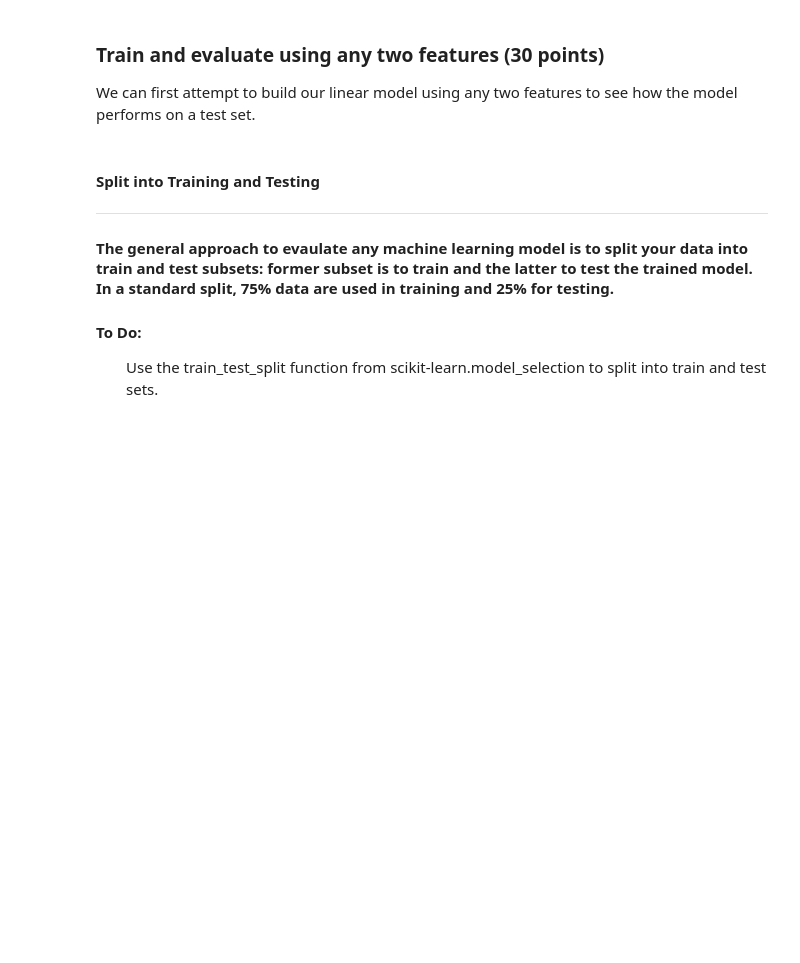
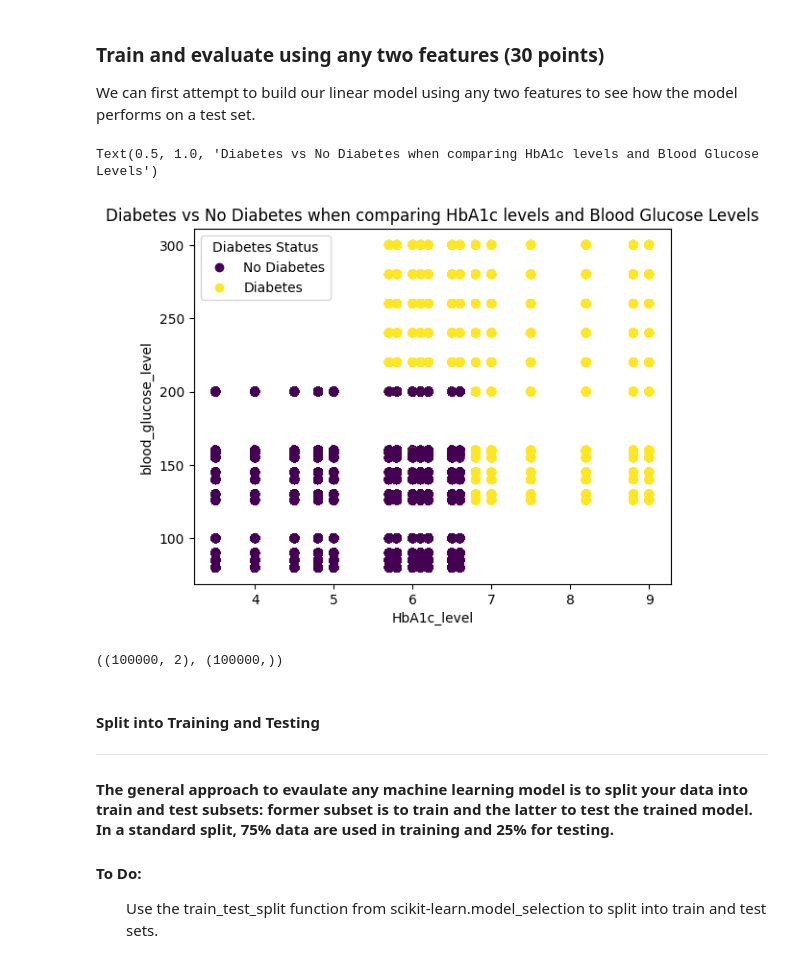
Before and after one commit to PixelatedLatte/MachineLearningProjects, a Jupyter notebook: DiabetesScreeningLCMBlankenship.ipynb, the cells around one changed output. Saved outputs shown, nothing was run; the diff lists cells and outputs as text; code cells hidden in the pictures; blank space fills up the shorter version.

```diff
--- a/DiabetesScreeningLCMBlankenship.ipynb
+++ b/DiabetesScreeningLCMBlankenship.ipynb
@@ -158,5 +169,24 @@ We can first attempt to build our linear model using any two features to see how
+# %%
+#To Do: Select any two features only, for model training and evaluation
+plt.subplots()
+scatter = plt.scatter(features.iloc[:, 4], features.iloc[:, 5], c=labels)
+plt.xlabel(features.columns[4])
+plt.ylabel(features.columns[5])
+plt.legend(scatter.legend_elements()[0], ['No Diabetes', 'Diabetes'],
+           title="Diabetes Status")
+plt.title("Diabetes vs No Diabetes when comparing HbA1c levels and Blood Glucose Levels")
+# %% [output]
+Text(0.5, 1.0, 'Diabetes vs No Diabetes when comparing HbA1c levels and Blood Glucose Levels')
+[figure, added]
 # %%
 #To Do: Verify the shapes
+X = features.iloc[:,0:2]
+Y = labels
+
+#Verify the shape
+X.shape, Y.shape
+# %% [output]
+((100000, 2), (100000,))
 # %% [markdown]
 #### Split into Training and Testing
 
```
Also changed, not shown: parts of 8 cells of this notebook.
